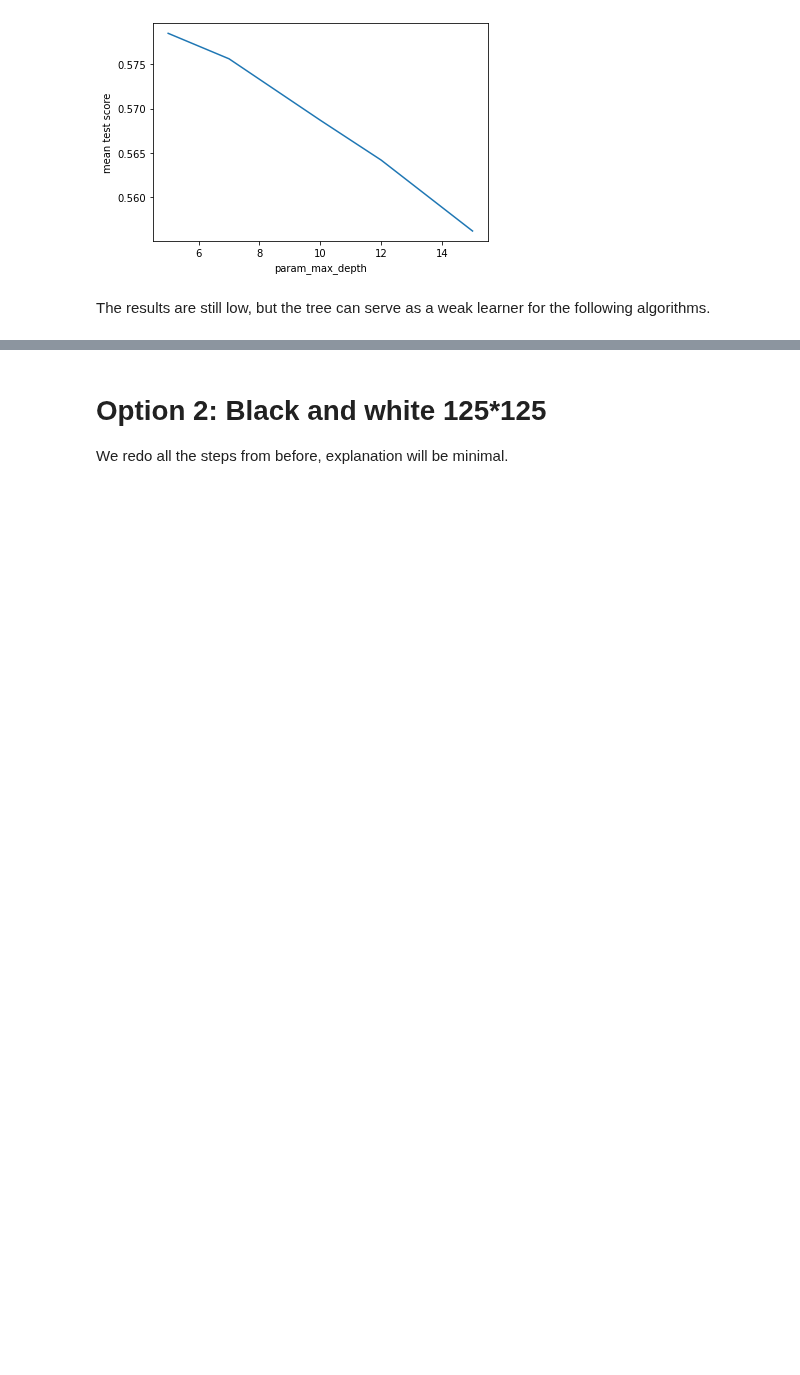
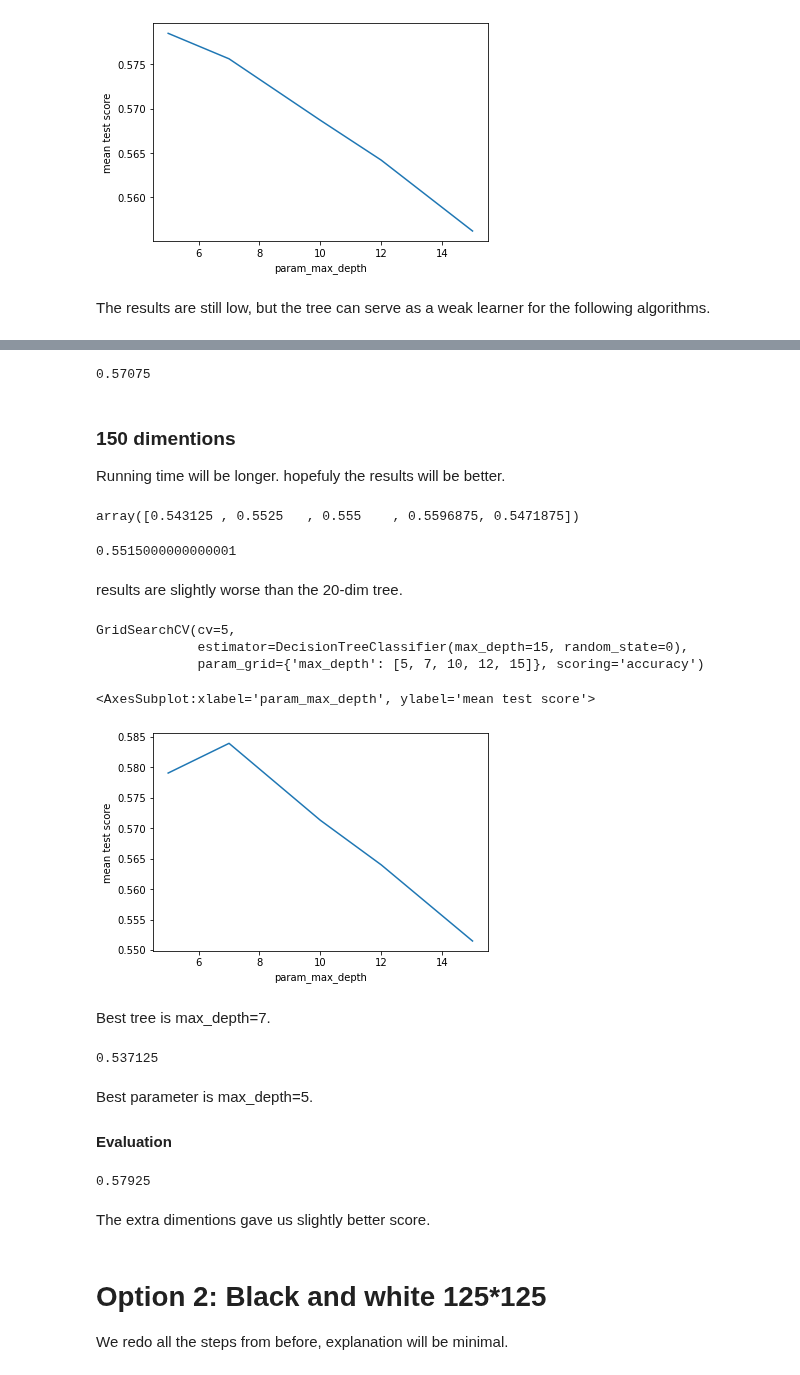
Before and after one commit to oridarshan/data-visualization-project, a Jupyter notebook: Cats_vs_Dogs.ipynb, the cells around one changed output, grey strips where cells are left out. Cells and saved outputs as stored; diff of their text form; code cells hidden in the pictures; blank space fills up the shorter version.

Commit message:
CvD color 150 dim decision tree

```diff
--- a/Cats_vs_Dogs.ipynb
+++ b/Cats_vs_Dogs.ipynb
@@ -237,5 +237,6 @@ cv_res.plot(y='mean_test_score',x='param_max_depth',legend=False,ylabel='mean te
 The results are still low, but the tree can serve as a weak learner for the following algorithms.
 # %%
 #full depth try
-dtc.max_depth=none
+dtc.max_depth=None
 cvs=cross_val_score(dtc,X_train_20,y_train,cv=5,scoring='accuracy')
+cvs
@@ -242,3 +249,57 @@ cvs=cross_val_score(dtc,X_train_20,y_train,cv=5,scoring='accuracy')
+# %%
+dtc.max_depth=5
+dtc.fit(X_train_20,y_train)
+dtc.score(X_val_20,y_val)
+# %% [output]
+0.57075
+# %% [markdown]
+### 150 dimentions
+Running time will be longer. hopefuly the results will be better.
+# %%
+dtc=DecisionTreeClassifier(random_state=0,max_depth=15)
+cvs=cross_val_score(dtc,X_train_150,y_train,cv=5,scoring='accuracy')
+cvs
+# %% [output]
+array([0.543125 , 0.5525   , 0.555    , 0.5596875, 0.5471875])
+# %%
+cvs.mean()
+# %% [output]
+0.5515000000000001
+# %% [markdown]
+results are slightly worse than the 20-dim tree.
+# %%
+#search with shalower trees
+grid=GridSearchCV(dtc,{'max_depth':[5,7,10,12,15]},cv=5,scoring='accuracy')
+grid.fit(X_train_150,y_train)
+# %% [output]
+GridSearchCV(cv=5,
+             estimator=DecisionTreeClassifier(max_depth=15, random_state=0),
+             param_grid={'max_depth': [5, 7, 10, 12, 15]}, scoring='accuracy')
+# %%
+cv_res=pd.DataFrame(grid.cv_results_)
+cv_res.plot(y='mean_test_score',x='param_max_depth',legend=False,ylabel='mean test score')
+# %% [output]
+<AxesSubplot:xlabel='param_max_depth', ylabel='mean test score'>
+[figure, added]
+# %% [markdown]
+Best tree is max_depth=7.
+# %%
+#full depth try
+dtc.max_depth=None
+cvs=cross_val_score(dtc,X_train_150,y_train,cv=5,scoring='accuracy')
+cvs.mean()
+# %% [output]
+0.537125
+# %% [markdown]
+Best parameter is max_depth=5.
+#### Evaluation
+# %%
+dtc=grid.best_estimator_
+dtc.score(X_val_150,y_val)
+# %% [output]
+0.57925
+# %% [markdown]
+The extra dimentions gave us slightly better score.
 # %%
 ##choose best at the end
 #X_test_20=pca20.transform(X_test)
```
Also changed, not shown: parts of 8 cells of this notebook.
